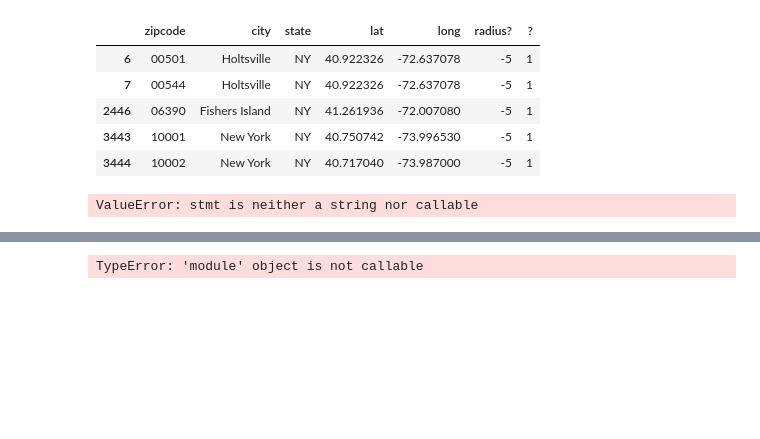
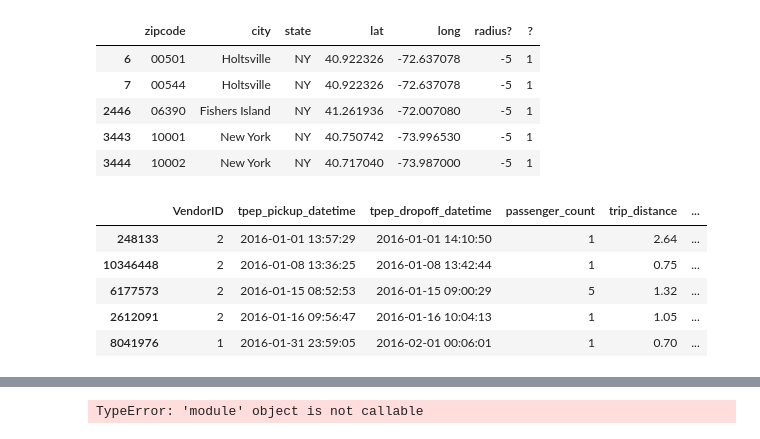
Before and after one commit to jonhilgart22/DSCI-6005-deep-learning, a Jupyter notebook: final_project/Taxi-Cab-EDA.ipynb, the cells around one changed output, grey strips where cells are left out. Drawn from its saved outputs; the diff is of its cells as text; code cells hidden in the pictures; blank space fills up the shorter version.

```diff
--- a/final_project/Taxi-Cab-EDA.ipynb
+++ b/final_project/Taxi-Cab-EDA.ipynb
@@ -196,4 +193,0 @@ def zip_code_distance(taxi_df,zip_code_df):
-# %%
-timeit.timeit(zip_code_distance(taxi_sample,zip_codes_ny))
-# %% [output]
-ValueError: stmt is neither a string nor callable
@@ -228,0 +194,9 @@ def zip_code_extractor(df):
+# %%
+taxi_sample.head()
+# %% [output]
+|  | VendorID | tpep_pickup_datetime | tpep_dropoff_datetime | passenger_count | trip_distance | ... |
+| 248133 | 2 | 2016-01-01 13:57:29 | 2016-01-01 14:10:50 | 1 | 2.64 | ... |
+| 10346448 | 2 | 2016-01-08 13:36:25 | 2016-01-08 13:42:44 | 1 | 0.75 | ... |
+| 6177573 | 2 | 2016-01-15 08:52:53 | 2016-01-15 09:00:29 | 5 | 1.32 | ... |
+| 2612091 | 2 | 2016-01-16 09:56:47 | 2016-01-16 10:04:13 | 1 | 1.05 | ... |
+| 8041976 | 1 | 2016-01-31 23:59:05 | 2016-02-01 00:06:01 | 1 | 0.70 | ... |
```
Also changed, not shown: parts of 9 cells of this notebook.
